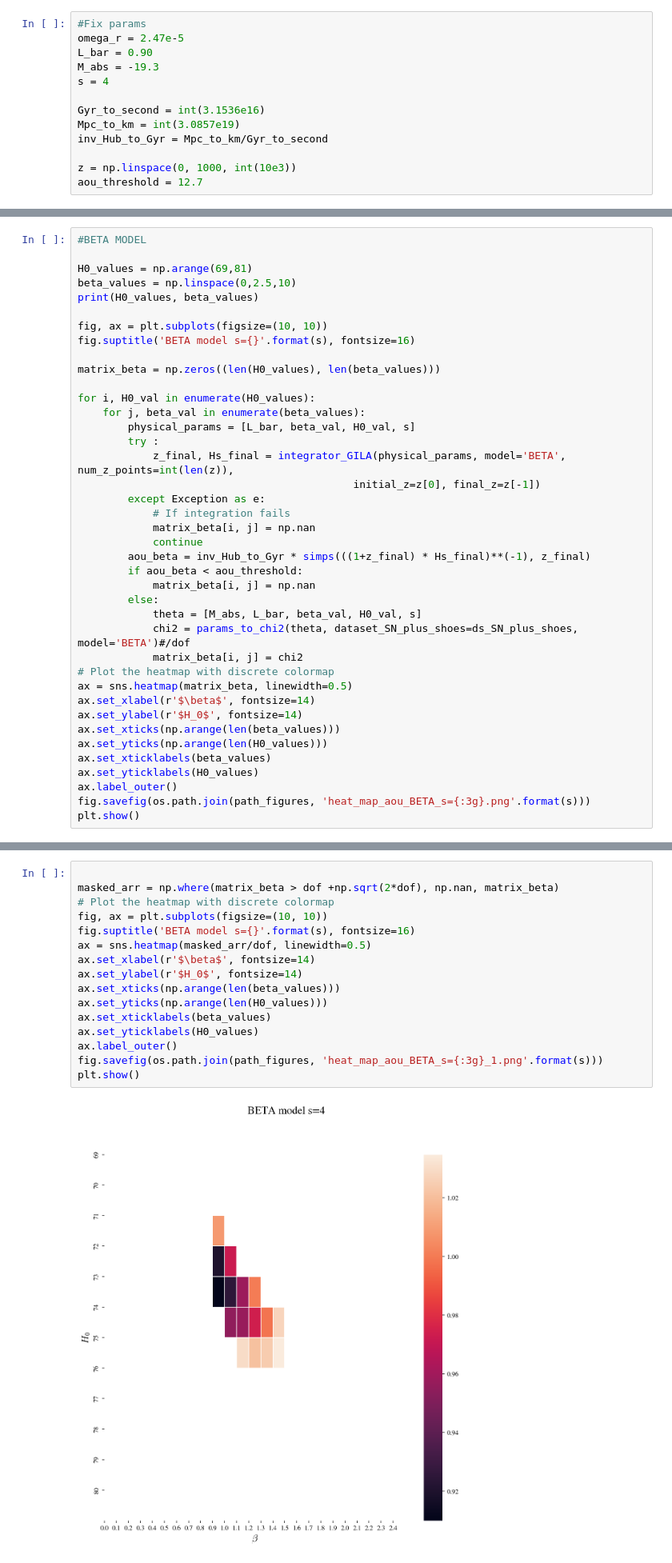
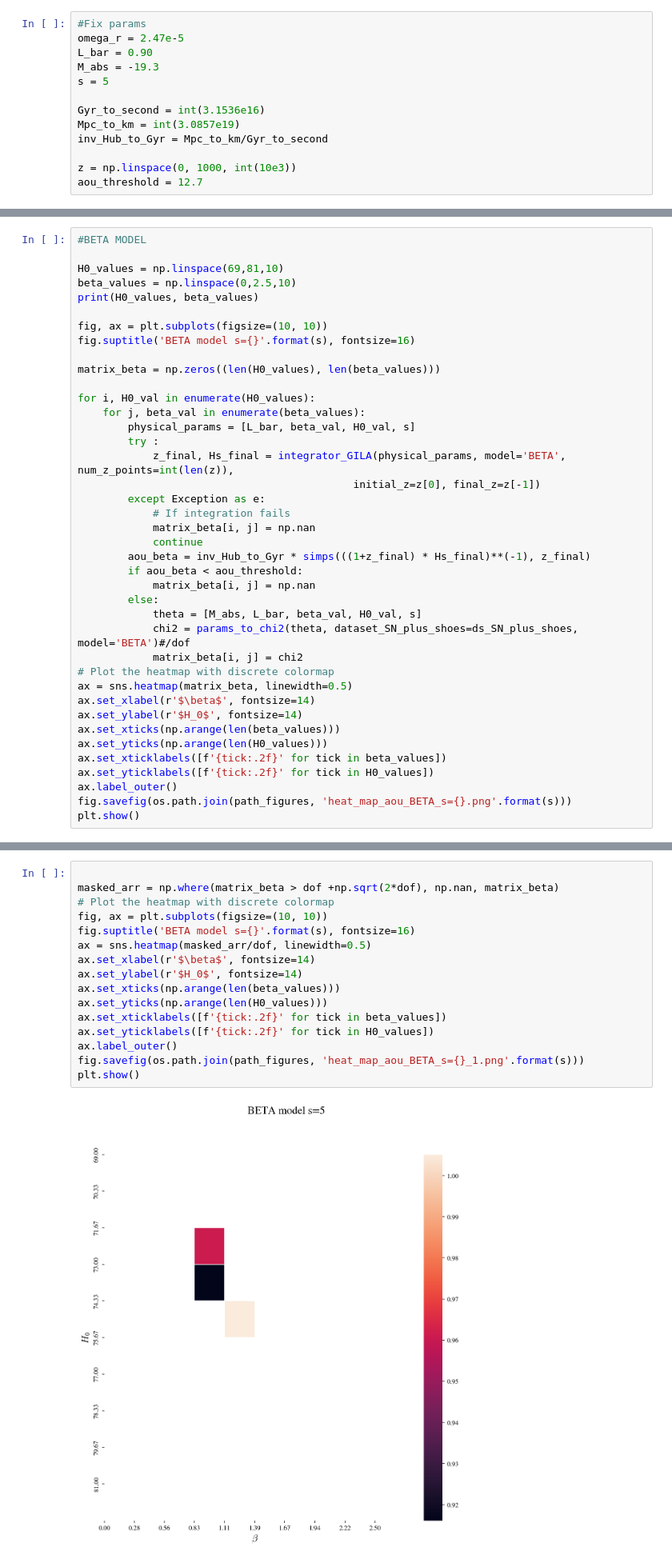
Before and after one commit to matiasleize/GC_MCMC, a Jupyter notebook: notebooks/age_of_the_universe/plot_age_of_universe_0.90_z_linspace_integration_fix_s.ipynb, the cells around one changed output, grey strips where cells are left out. Shown at 80% size. Drawn from its saved outputs; the diff is of its cells as text.

```diff
--- a/notebooks/age_of_the_universe/plot_age_of_universe_0.90_z_linspace_integration_fix_s.ipynb
+++ b/notebooks/age_of_the_universe/plot_age_of_universe_0.90_z_linspace_integration_fix_s.ipynb
@@ -276,7 +278,7 @@ dof = ds_SN_plus_shoes[2].shape[0]-3
 omega_r = 2.47e-5
 L_bar = 0.90
 M_abs = -19.3
-s = 4
+s = 5
 
 Gyr_to_second = int(3.1536e16)
 Mpc_to_km = int(3.0857e19)
@@ -287,7 +293,7 @@ aou_threshold = 12.7
 # %%
 #BETA MODEL
 
-H0_values = np.arange(69,81)
+H0_values = np.linspace(69,81,10)
 beta_values = np.linspace(0,2.5,10)
 print(H0_values, beta_values)
 
@@ -319,9 +325,9 @@ ax.set_xlabel(r'$\beta$', fontsize=14)
 ax.set_ylabel(r'$H_0$', fontsize=14)
 ax.set_xticks(np.arange(len(beta_values)))
 ax.set_yticks(np.arange(len(H0_values)))
-ax.set_xticklabels(beta_values)
-ax.set_yticklabels(H0_values)
+ax.set_xticklabels([f'{tick:.2f}' for tick in beta_values])
+ax.set_yticklabels([f'{tick:.2f}' for tick in H0_values])
 ax.label_outer()
-fig.savefig(os.path.join(path_figures, 'heat_map_aou_BETA_s={:3g}.png'.format(s)))
+fig.savefig(os.path.join(path_figures, 'heat_map_aou_BETA_s={}.png'.format(s)))
 plt.show()
 # %% [output]
@@ -331,18 +340,18 @@ plt.show()
 # %%
 
 masked_arr = np.where(matrix_beta > dof +np.sqrt(2*dof), np.nan, matrix_beta)
 # Plot the heatmap with discrete colormap
 fig, ax = plt.subplots(figsize=(10, 10))
 fig.suptitle('BETA model s={}'.format(s), fontsize=16)
 ax = sns.heatmap(masked_arr/dof, linewidth=0.5)
 ax.set_xlabel(r'$\beta$', fontsize=14)
 ax.set_ylabel(r'$H_0$', fontsize=14)
 ax.set_xticks(np.arange(len(beta_values)))
 ax.set_yticks(np.arange(len(H0_values)))
-ax.set_xticklabels(beta_values)
-ax.set_yticklabels(H0_values)
+ax.set_xticklabels([f'{tick:.2f}' for tick in beta_values])
+ax.set_yticklabels([f'{tick:.2f}' for tick in H0_values])
 ax.label_outer()
-fig.savefig(os.path.join(path_figures, 'heat_map_aou_BETA_s={:3g}_1.png'.format(s)))
+fig.savefig(os.path.join(path_figures, 'heat_map_aou_BETA_s={}_1.png'.format(s)))
 plt.show()
 # %% [output]
-[figure, old version]
+[figure, new version]
```
Also changed, not shown: parts of 15 cells of this notebook.
